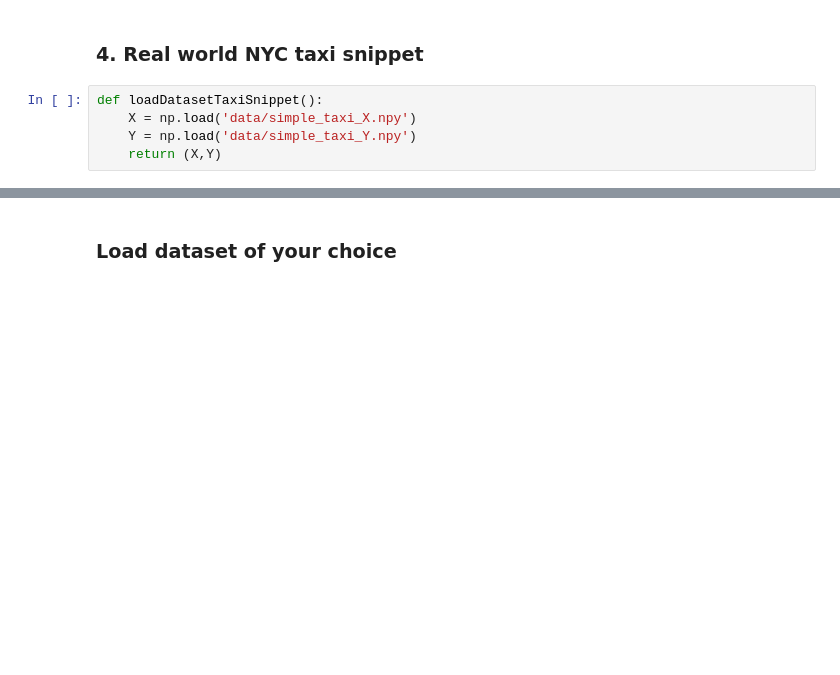
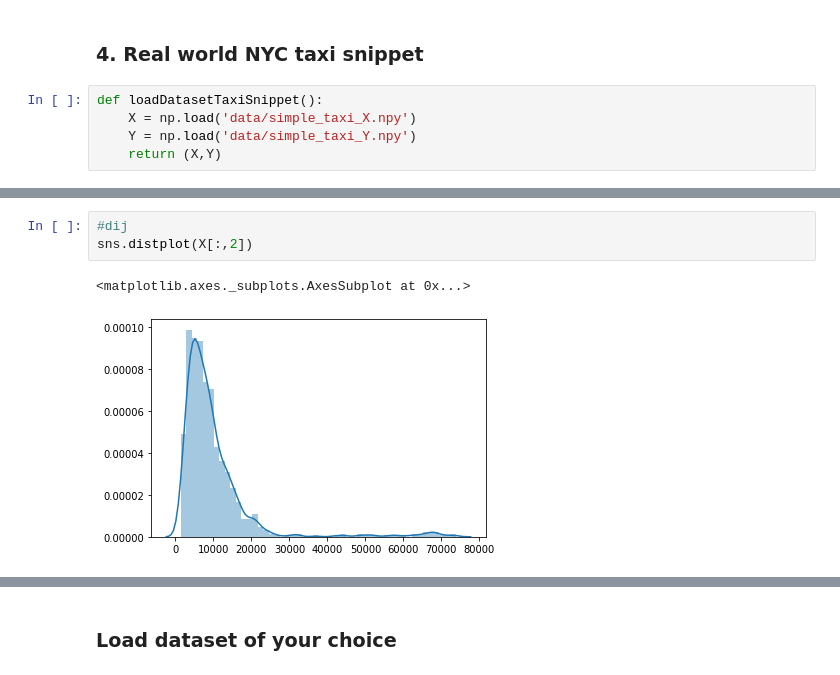
Before and after one commit to leonardzh/zheng_MnM4SDS_project, a Jupyter notebook: MainPlayground.ipynb, the cells around one changed output, grey strips where cells are left out. Drawn from its saved outputs; the diff is of its cells as text; blank space fills up the shorter version.

```diff
--- a/MainPlayground.ipynb
+++ b/MainPlayground.ipynb
@@ -105,0 +121,6 @@ def loadDatasetTaxiSnippet():
+# %%
+#dij
+sns.distplot(X[:,2])
+# %% [output]
+<matplotlib.axes._subplots.AxesSubplot at 0x...>
+[figure, added]
```
Also changed, not shown: parts of 42 cells of this notebook, 1 other file.
